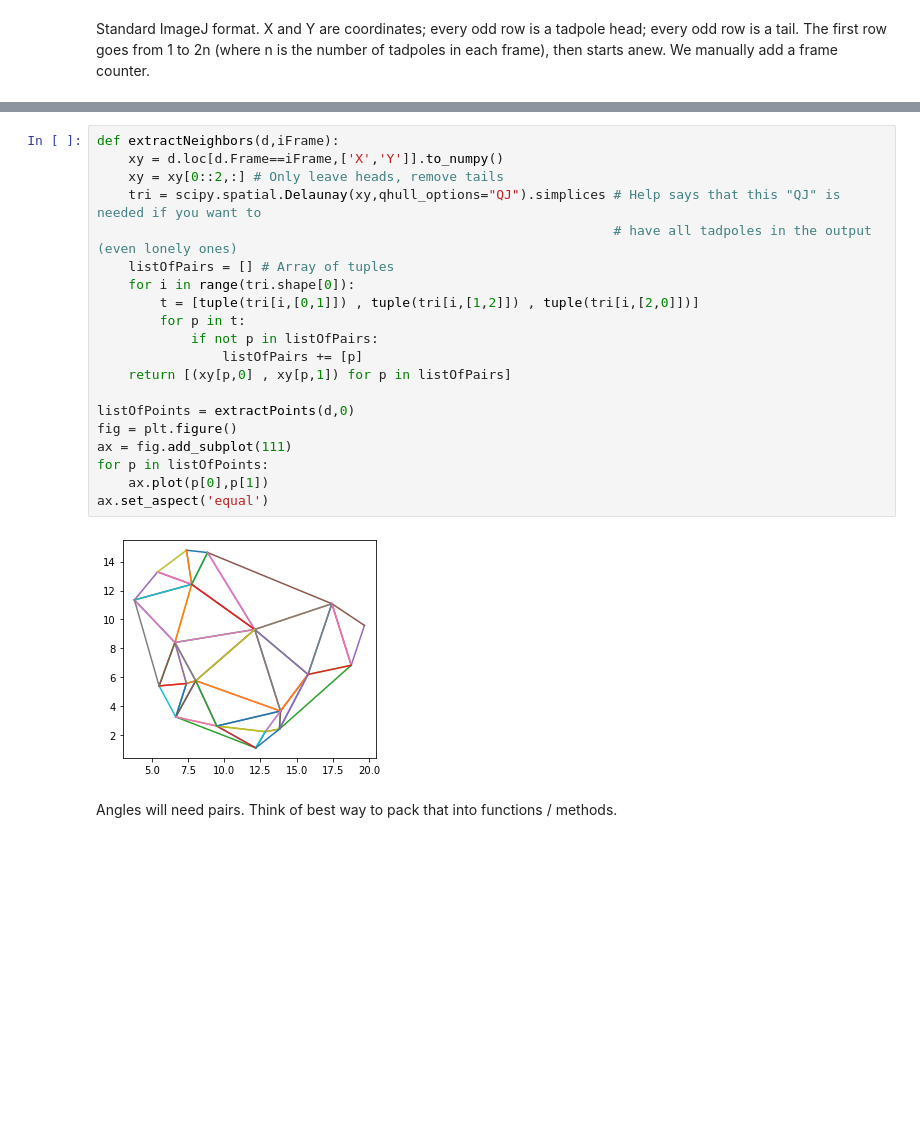
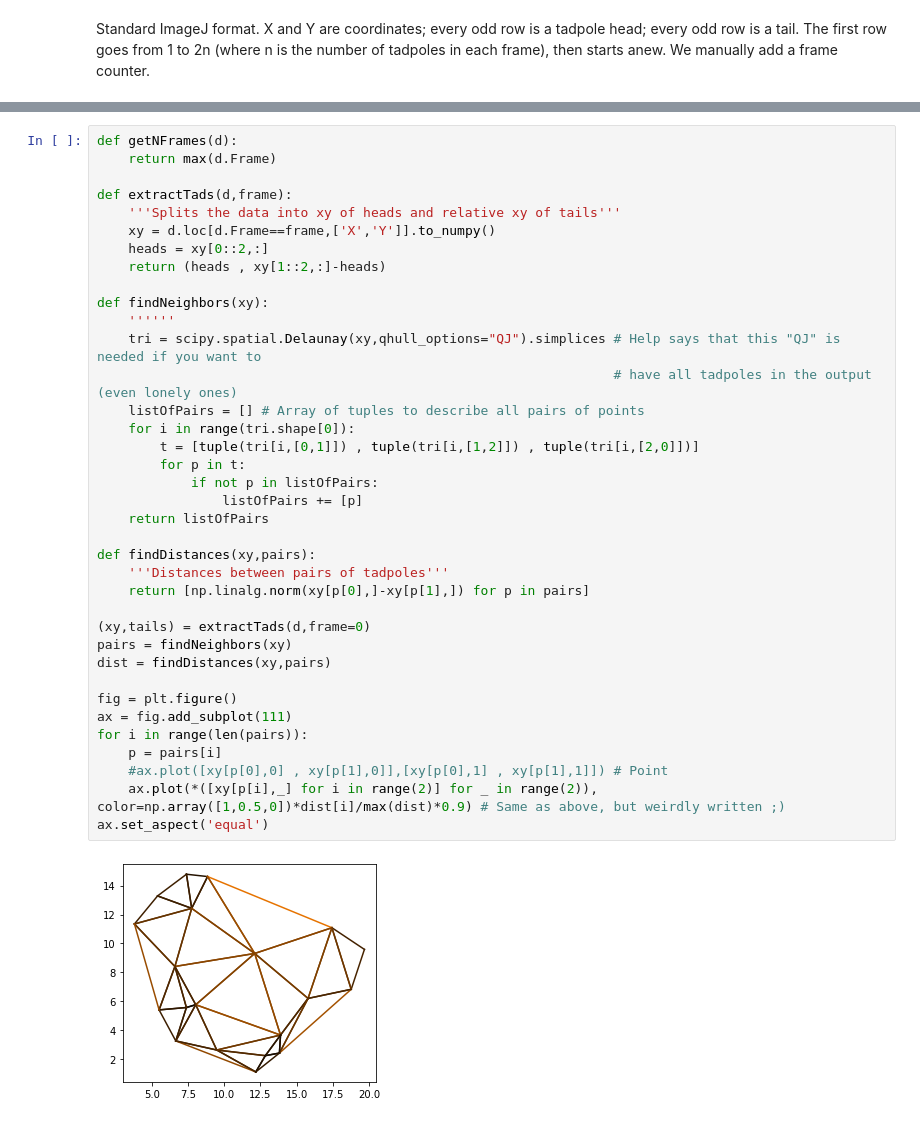
Before and after one commit to khakhalin/Xenopus-Behavior, a Jupyter notebook: 01 Schooling/Schooling playground.ipynb, the cells around one changed output, grey strips where cells are left out. Drawn from its saved outputs; the diff is of its cells as text; blank space fills up the shorter version.

Commit message:
distances, angles, plot all frames

```diff
--- a/01 Schooling/Schooling playground.ipynb
+++ b/01 Schooling/Schooling playground.ipynb
@@ -43,26 +43,41 @@ ax.set_aspect('equal')
 # %% [output]
 [figure]
 # %%
-def extractNeighbors(d,iFrame):
-    xy = d.loc[d.Frame==iFrame,['X','Y']].to_numpy()
-    xy = xy[0::2,:] # Only leave heads, remove tails
+def getNFrames(d):
+    return max(d.Frame)
+
+def extractTads(d,frame):
+    '''Splits the data into xy of heads and relative xy of tails'''
+    xy = d.loc[d.Frame==frame,['X','Y']].to_numpy()
+    heads = xy[0::2,:]
+    return (heads , xy[1::2,:]-heads)
+
+def findNeighbors(xy):
+    ''''''
     tri = scipy.spatial.Delaunay(xy,qhull_options="QJ").simplices # Help says that this "QJ" is needed if you want to
                                                                   # have all tadpoles in the output (even lonely ones)
-    listOfPairs = [] # Array of tuples
+    listOfPairs = [] # Array of tuples to describe all pairs of points
     for i in range(tri.shape[0]):
         t = [tuple(tri[i,[0,1]]) , tuple(tri[i,[1,2]]) , tuple(tri[i,[2,0]])]
         for p in t:
             if not p in listOfPairs:
                 listOfPairs += [p]
-    return [(xy[p,0] , xy[p,1]) for p in listOfPairs]
+    return listOfPairs
 
-listOfPoints = extractPoints(d,0)
+def findDistances(xy,pairs):
+    '''Distances between pairs of tadpoles'''
+    return [np.linalg.norm(xy[p[0],]-xy[p[1],]) for p in pairs]
+
+(xy,tails) = extractTads(d,frame=0)
+pairs = findNeighbors(xy)
+dist = findDistances(xy,pairs)
+
 fig = plt.figure()
 ax = fig.add_subplot(111)
-for p in listOfPoints:
-    ax.plot(p[0],p[1])
+for i in range(len(pairs)):
+    p = pairs[i]
+    #ax.plot([xy[p[0],0] , xy[p[1],0]],[xy[p[0],1] , xy[p[1],1]]) # Point
+    ax.plot(*([xy[p[i],_] for i in range(2)] for _ in range(2)), color=np.array([1,0.5,0])*dist[i]/max(dist)*0.9) # Same as above, but weirdly written ;)
 ax.set_aspect('equal')
 # %% [output]
-[figure, old version]
+[figure, new version]
-# %% [markdown]
-Angles will need pairs. Think of best way to pack that into functions / methods.
```
Also changed, not shown: parts of 4 cells of this notebook.
